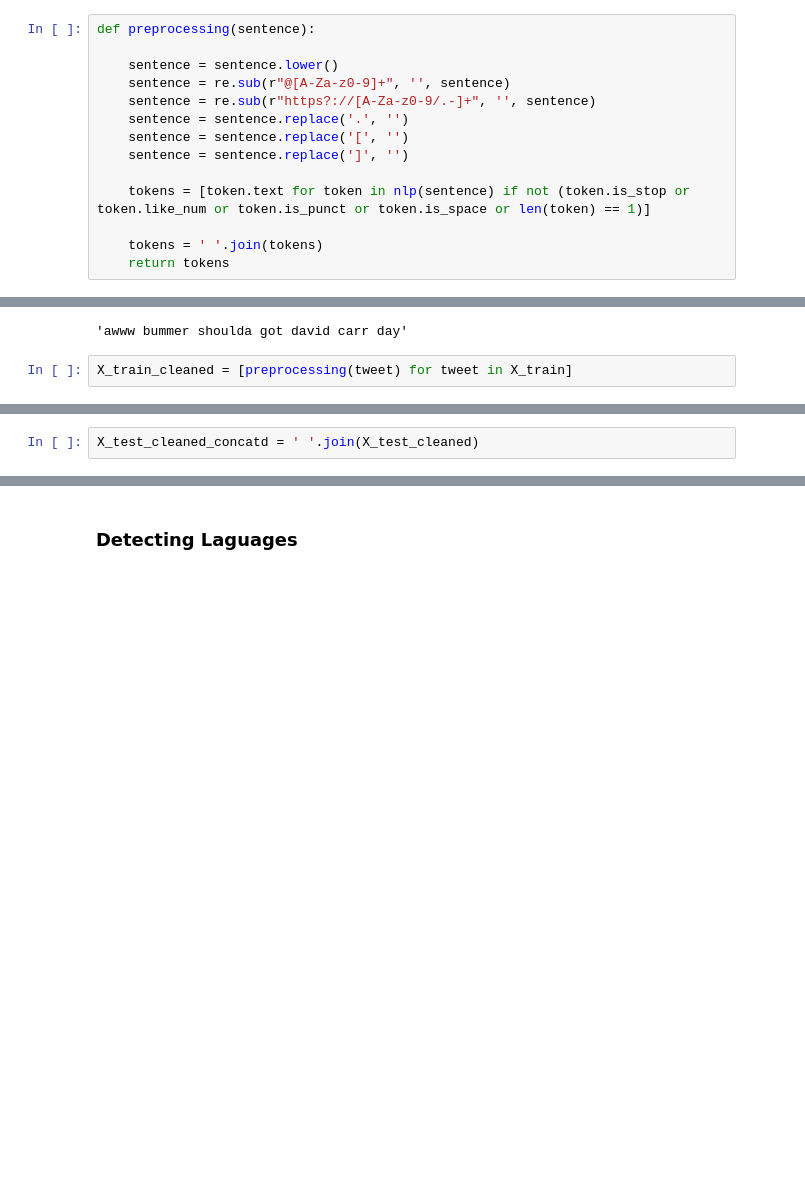
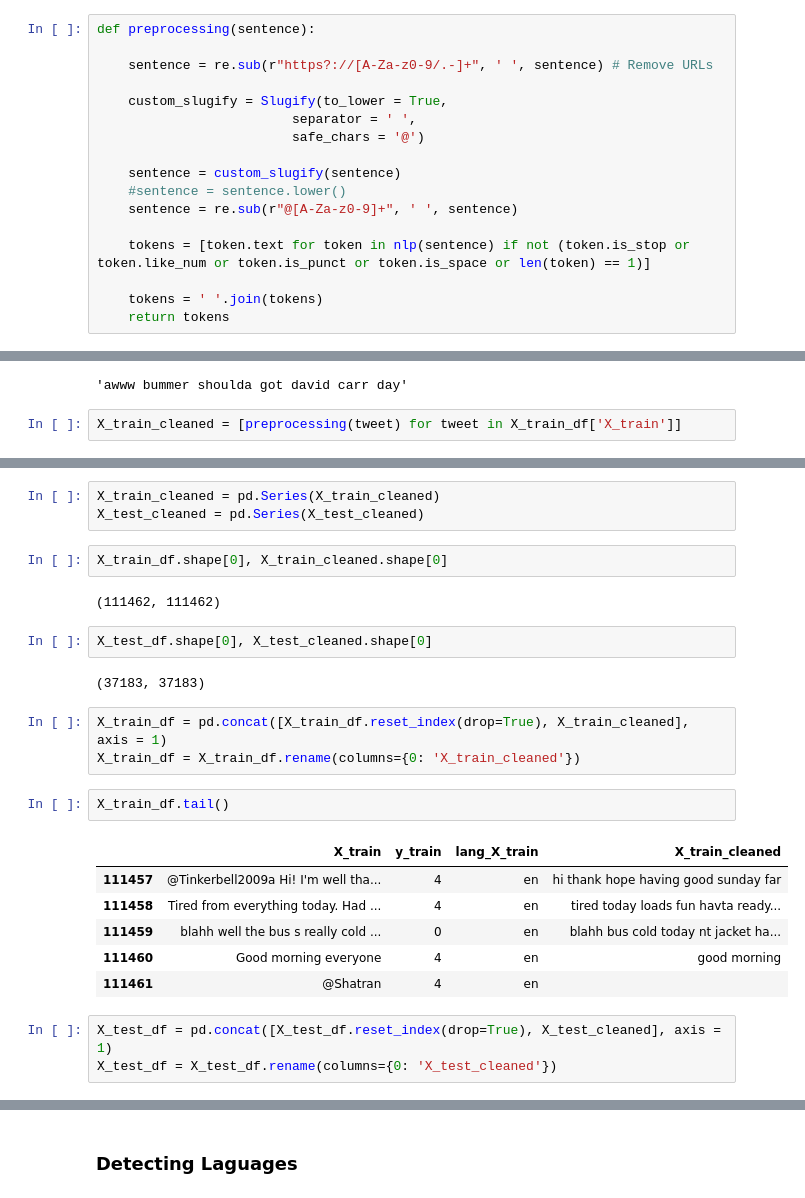
Before and after one commit to lavkushsingh31/NLP_Codes, a Jupyter notebook: Practice Udemy - Introduction to NLP IV.ipynb, the cells around one changed output, grey strips where cells are left out. Cells and saved outputs as stored; diff of their text form; blank space fills up the shorter version.

```diff
--- a/Practice Udemy - Introduction to NLP IV.ipynb
+++ b/Practice Udemy - Introduction to NLP IV.ipynb
@@ -102,12 +210,15 @@ nlp
 # %%
 def preprocessing(sentence):
 
-    sentence = sentence.lower()
-    sentence = re.sub(r"@[A-Za-z0-9]+", '', sentence)
-    sentence = re.sub(r"https?://[A-Za-z0-9/.-]+", '', sentence)
-    sentence = sentence.replace('.', '')
-    sentence = sentence.replace('[', '')
-    sentence = sentence.replace(']', '')
+    sentence = re.sub(r"https?://[A-Za-z0-9/.-]+", ' ', sentence) # Remove URLs
+
+    custom_slugify = Slugify(to_lower = True,
+                         separator = ' ',
+                         safe_chars = '@')
+
+    sentence = custom_slugify(sentence)
+    #sentence = sentence.lower()
+    sentence = re.sub(r"@[A-Za-z0-9]+", ' ', sentence)
 
     tokens = [token.text for token in nlp(sentence) if not (token.is_stop or token.like_num or token.is_punct or token.is_space or len(token) == 1)]
 
@@ -118,4 +231,4 @@ preprocessing("@switchfoot http://twitpic.com/2y1zl - Awww, that's a bummer.  2
 # %% [output]
 'awww bummer shoulda got david carr day'
 # %%
-X_train_cleaned = [preprocessing(tweet) for tweet in X_train]
+X_train_cleaned = [preprocessing(tweet) for tweet in X_train_df['X_train']]
@@ -176,2 +267,26 @@ X_train_cleaned_concatd = ' '.join(X_train_cleaned)
-# %%
-X_test_cleaned_concatd = ' '.join(X_test_cleaned)
+# %%
+X_train_cleaned = pd.Series(X_train_cleaned)
+X_test_cleaned = pd.Series(X_test_cleaned)
+# %%
+X_train_df.shape[0], X_train_cleaned.shape[0]
+# %% [output]
+(111462, 111462)
+# %%
+X_test_df.shape[0], X_test_cleaned.shape[0]
+# %% [output]
+(37183, 37183)
+# %%
+X_train_df = pd.concat([X_train_df.reset_index(drop=True), X_train_cleaned], axis = 1)
+X_train_df = X_train_df.rename(columns={0: 'X_train_cleaned'})
+# %%
+X_train_df.tail()
+# %% [output]
+|  | X_train | y_train | lang_X_train | X_train_cleaned |
+| 111457 | @Tinkerbell2009a Hi! I'm well tha... | 4 | en | hi thank hope having good sunday far |
+| 111458 | Tired from everything today. Had ... | 4 | en | tired today loads fun havta ready... |
+| 111459 | blahh well the bus s really cold ... | 0 | en | blahh bus cold today nt jacket ha... |
+| 111460 | Good morning everyone | 4 | en | good morning |
+| 111461 | @Shatran | 4 | en |  |
+# %%
+X_test_df = pd.concat([X_test_df.reset_index(drop=True), X_test_cleaned], axis = 1)
+X_test_df = X_test_df.rename(columns={0: 'X_test_cleaned'})
```
Also changed, not shown: parts of 52 cells of this notebook.
